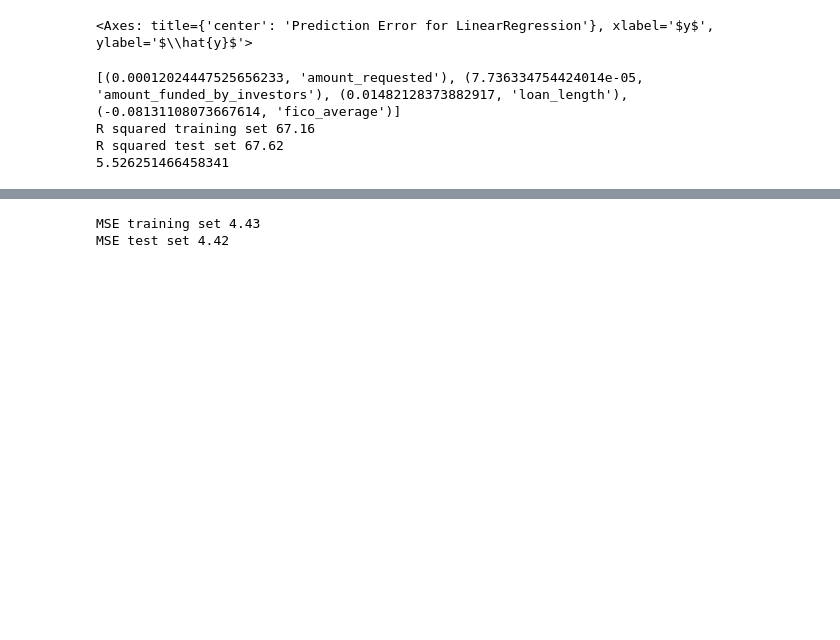
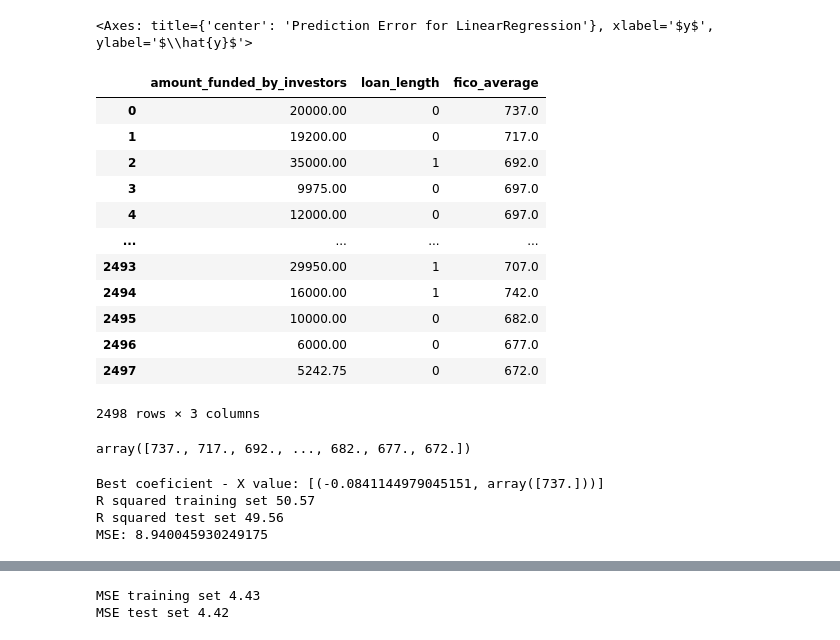
Before and after one commit to DocYoungblood/linear_regression_case_study, a Jupyter notebook: btm.ipynb, the cells around one changed output, grey strips where cells are left out. Saved outputs shown, nothing was run; the diff lists cells and outputs as text; code cells hidden in the pictures; blank space fills up the shorter version.

```diff
--- a/btm.ipynb
+++ b/btm.ipynb
@@ -350,22 +352,35 @@ visualizer.poof()
 [figure]
 <Axes: title={'center': 'Prediction Error for LinearRegression'}, xlabel='$y$', ylabel='$\\hat{y}$'>
 # %%
-# Lasso with 5 fold cross-validation
-model = LassoCV(cv=10, random_state=40, max_iter=10000)
+def lasso_model(X, y):# Lasso with 5 fold cross-validation
+    X_train, X_test, y_train, y_test = train_test_split(X, y, test_size=.3, random_state=40)
+    #model = LassoCV(cv=10, random_state=40, max_iter=10000)
+    model = make_pipeline(StandardScaler(), LassoCV(cv=10, random_state=40, max_iter=10000))
+    # Fit model
+    model.fit(X_train, y_train)
 
-# Fit model
-model.fit(X_train, y_train)
+    model[1].alpha_
 
-model.alpha_
-
-lasso_best = Lasso(alpha=model.alpha_)
-lasso_best.fit(X_train, y_train)
-print(list(zip(lasso_best.coef_, X)))
-print('R squared training set', round(lasso_best.score(X_train, y_train)*100, 2))
-print('R squared test set', round(lasso_best.score(X_test, y_test)*100, 2))
-print(mean_squared_error(y_test, lasso_best.predict(X_test)))
+    lasso_best = Lasso(alpha=model[1].alpha_)
+    lasso_best.fit(X_train, y_train)
+    print('Best coeficient - X value:', list(zip(lasso_best.coef_, X)))
+    print('R squared training set', round(lasso_best.score(X_train, y_train)*100, 2))
+    print('R squared test set', round(lasso_best.score(X_test, y_test)*100, 2))
+    print('MSE:', mean_squared_error(y_test, lasso_best.predict(X_test)))
+    return model, lasso_best
-# %% [output]
-[(0.00012024447525656233, 'amount_requested'), (7.736334754424014e-05, 'amount_funded_by_investors'), (0.01482128373882917, 'loan_length'), (-0.08131108073667614, 'fico_average')]
-R squared training set 67.16
-R squared test set 67.62
-5.526251466458341
+# %%
+X
+# %% [output]
+|  | amount_funded_by_investors | loan_length | fico_average |
+| 0 | 20000.00 | 0 | 737.0 |
+| 1 | 19200.00 | 0 | 717.0 |
+| 2 | 35000.00 | 1 | 692.0 |
+| 3 | 9975.00 | 0 | 697.0 |
+| 4 | 12000.00 | 0 | 697.0 |
+| ... | ... | ... | ... |
+| 2493 | 29950.00 | 1 | 707.0 |
+| 2494 | 16000.00 | 1 | 742.0 |
+| 2495 | 10000.00 | 0 | 682.0 |
+| 2496 | 6000.00 | 0 | 677.0 |
+| 2497 | 5242.75 | 0 | 672.0 |
+2498 rows × 3 columns
@@ -372 +389,12 @@ R squared test set 67.62
+# %%
+X
+# %% [output]
+array([737., 717., 692., ..., 682., 677., 672.])
+# %%
+model, lasso_best = fun.lasso_model(X.reshape(-1, 1), y)
+# %% [output]
+Best coeficient - X value: [(-0.0841144979045151, array([737.]))]
+R squared training set 50.57
+R squared test set 49.56
+MSE: 8.940045930249175
 # %%
```
Also changed, not shown: parts of 11 cells of this notebook, 2 other files.
